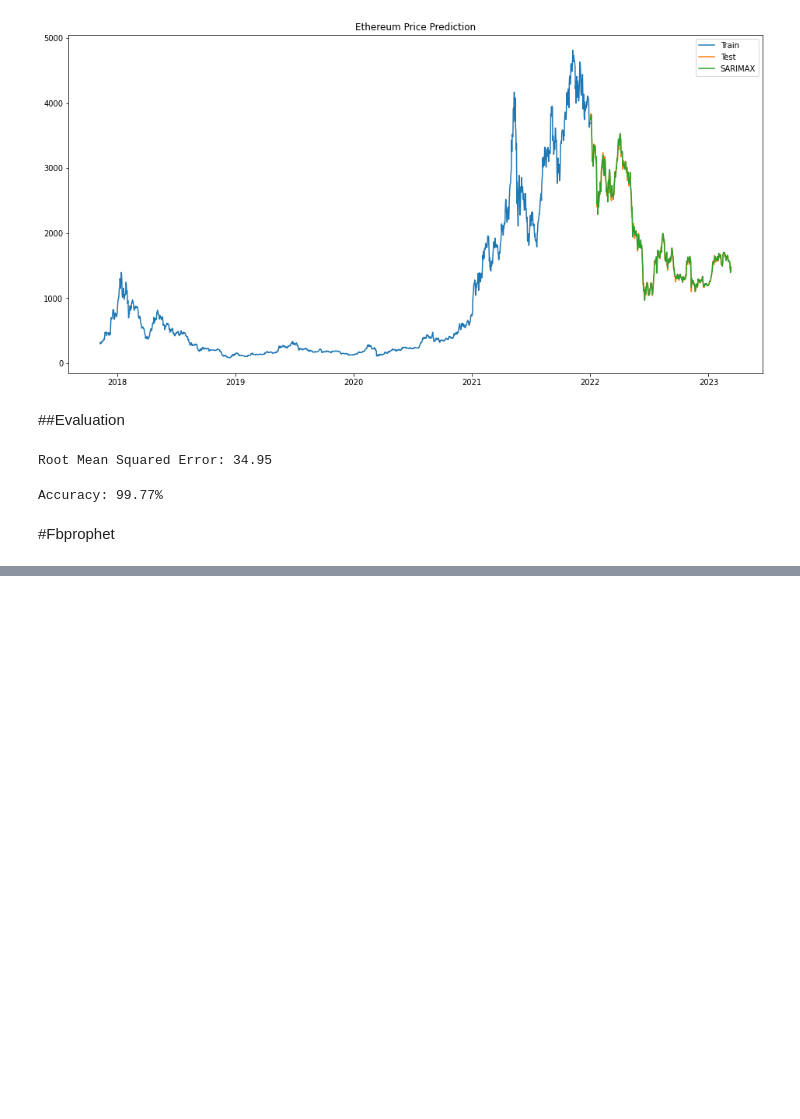
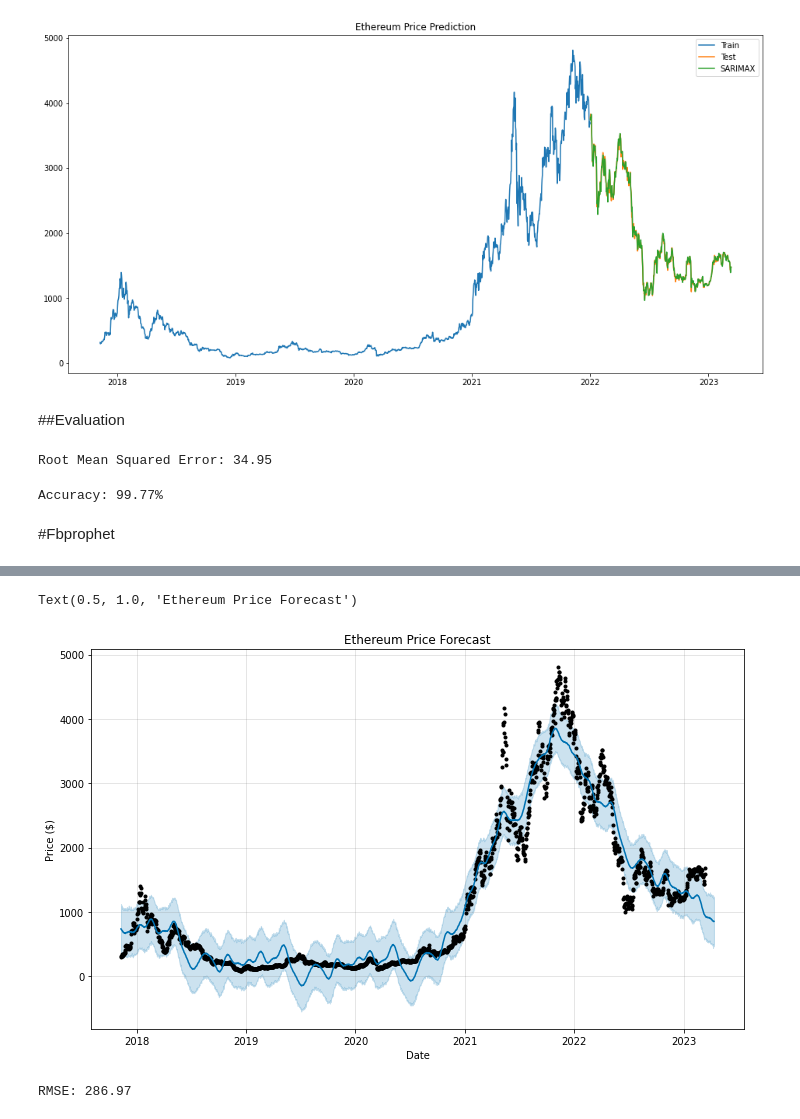
Before and after one commit to tago893/capstone, a Jupyter notebook: models/ARIMA_F.ipynb, the cells around one changed output, grey strips where cells are left out. Drawn from its saved outputs; the diff is of its cells as text; code cells hidden in the pictures; blank space fills up the shorter version.

```diff
--- a/models/ARIMA_F.ipynb
+++ b/models/ARIMA_F.ipynb
@@ -505,0 +508,6 @@ Accuracy: 99.77%
+# %%
+data = eth_data[['Date', 'Close']]
+data.columns = ['ds', 'y']
+# %%
+model = Prophet()
+model.fit(data)
@@ -505,0 +526,22 @@ Accuracy: 99.77%
+# %%
+# Define the number of days to forecast
+future = model.make_future_dataframe(periods=30)
+# %%
+# Generate forecast
+forecast = model.predict(future)
+# %%
+# Plot the forecast
+model.plot(forecast, xlabel='Date', ylabel='Price ($)')
+plt.title('Ethereum Price Forecast')
+# %% [output]
+Text(0.5, 1.0, 'Ethereum Price Forecast')
+[figure, added]
+# %%
+from sklearn.metrics import mean_squared_error
+# Calculate root mean squared error (RMSE)
+y_true = data['y']
+y_pred = forecast['yhat'][:-30]
+rmse = np.sqrt(mean_squared_error(y_true, y_pred))
+print('RMSE: {:.2f}'.format(rmse))
+# %% [output]
+RMSE: 286.97
```
Also changed, not shown: parts of 6 cells of this notebook.
